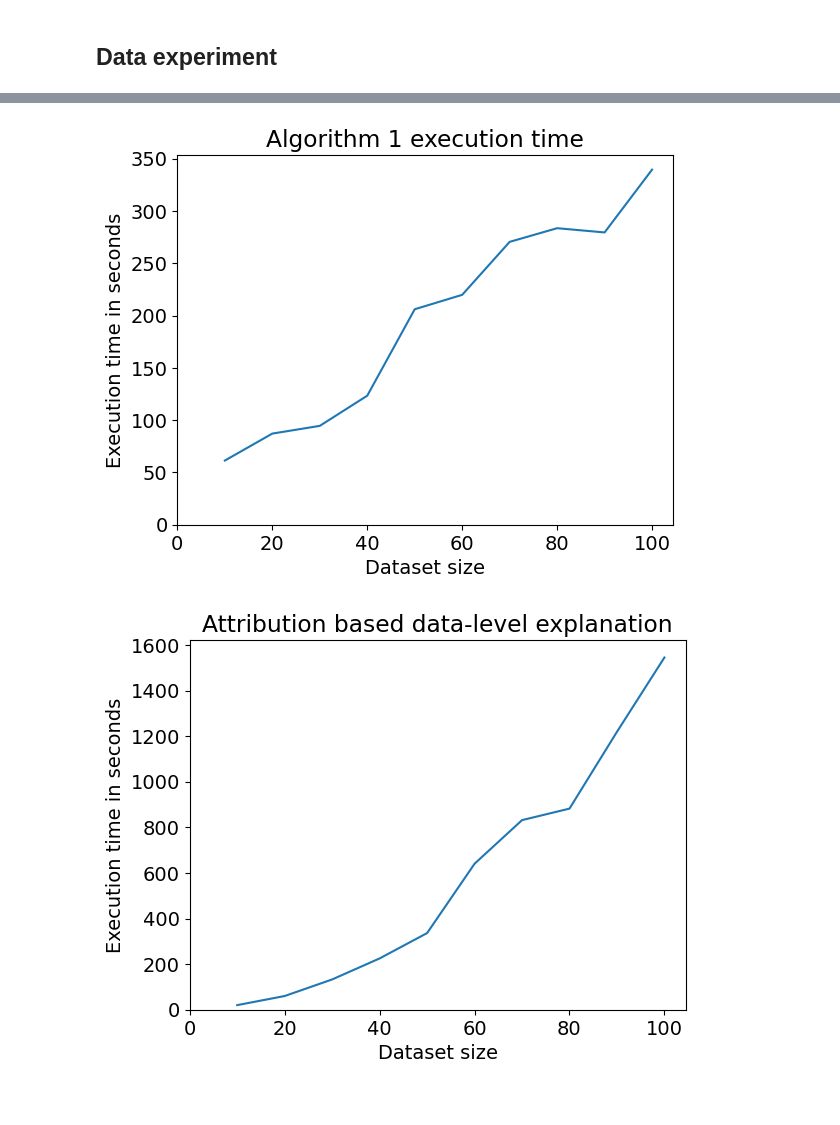
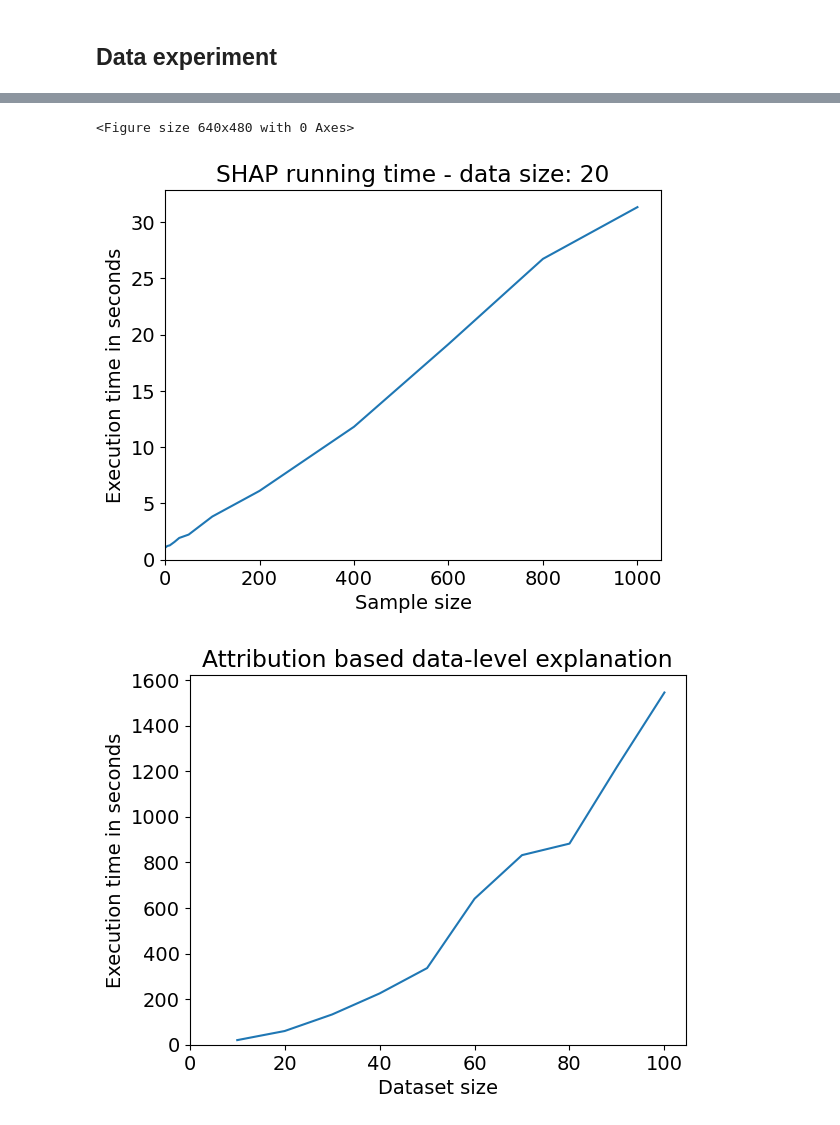
Before and after one commit to Amitbergman/ExplaibableAncientDNAAnalysisTool, a Jupyter notebook: ExperimentTimingAllAlgorithm.ipynb, the cells around one changed output, grey strips where cells are left out. Drawn from its saved outputs; the diff is of its cells as text; code cells hidden in the pictures.

```diff
--- a/ExperimentTimingAllAlgorithm.ipynb
+++ b/ExperimentTimingAllAlgorithm.ipynb
@@ -69,7 +59,8 @@ denisovan_reference_file_names = [
 # %%
 pre_processing_times = []
 maximization_times = []
-shapley_estimation_times = []
+mc_times = []
+shap_times = []
 ref_calculation_times = []
 counter_factual_calc_times = []
 general_time_for_all = []
@@ -171,15 +208,19 @@ def getListOfAverages(list_of_data):
         averages.append(avg)
     return averages
 # %%
-def plot(t,s, name, title):
-
+def plot(x,y, name, title):
+    plt.figure()
+    plt.figure().clear()
     plt.rcParams.update({'font.size': 14})
-    plt.plot(t, s)
+    plt.plot(x, y)
     plt.title(title)
-    plt.xlabel("Dataset size")
+    plt.xlabel("Sample size")
     plt.ylabel("Execution time in seconds")
     plt.xlim(left=0)
     plt.ylim(bottom=0)
     plt.savefig(name)
 
+
     plt.show()
+# %%
+times_50 = [i[2] for i in shap_times if i[0] == 20]
@@ -186,7 +242,8 @@ def plot(t,s, name, title):
 # %%
-plot(dataset_sizes, getListOfAverages(algorithm_1_running_times), "algorithm1_RealDataSizePlot.png", "Algorithm 1 execution time")
+plot(sample_sizes, times_50, "shap_running_time_20.png", "SHAP running time - data size: 20" )
 # %% [output]
+<Figure size 640x480 with 0 Axes>
-[figure, old version]
+[figure, new version]
 # %%
 plot(dataset_sizes, getListOfAverages(shapley_estimation_times), "shapley_RealDataSizePlot.png", "Attribution based data-level explanation")
 # %% [output]
```
Also changed, not shown: parts of 3 cells of this notebook, 9 other files.
